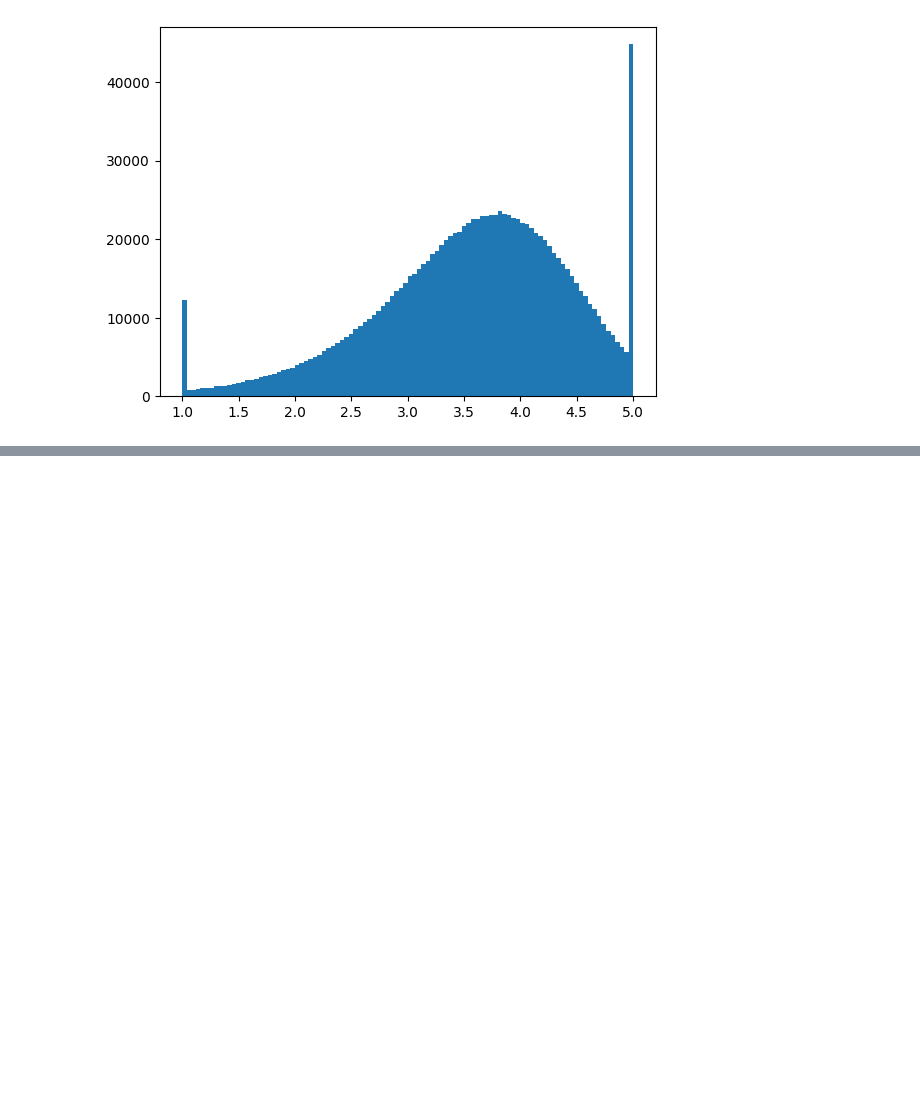
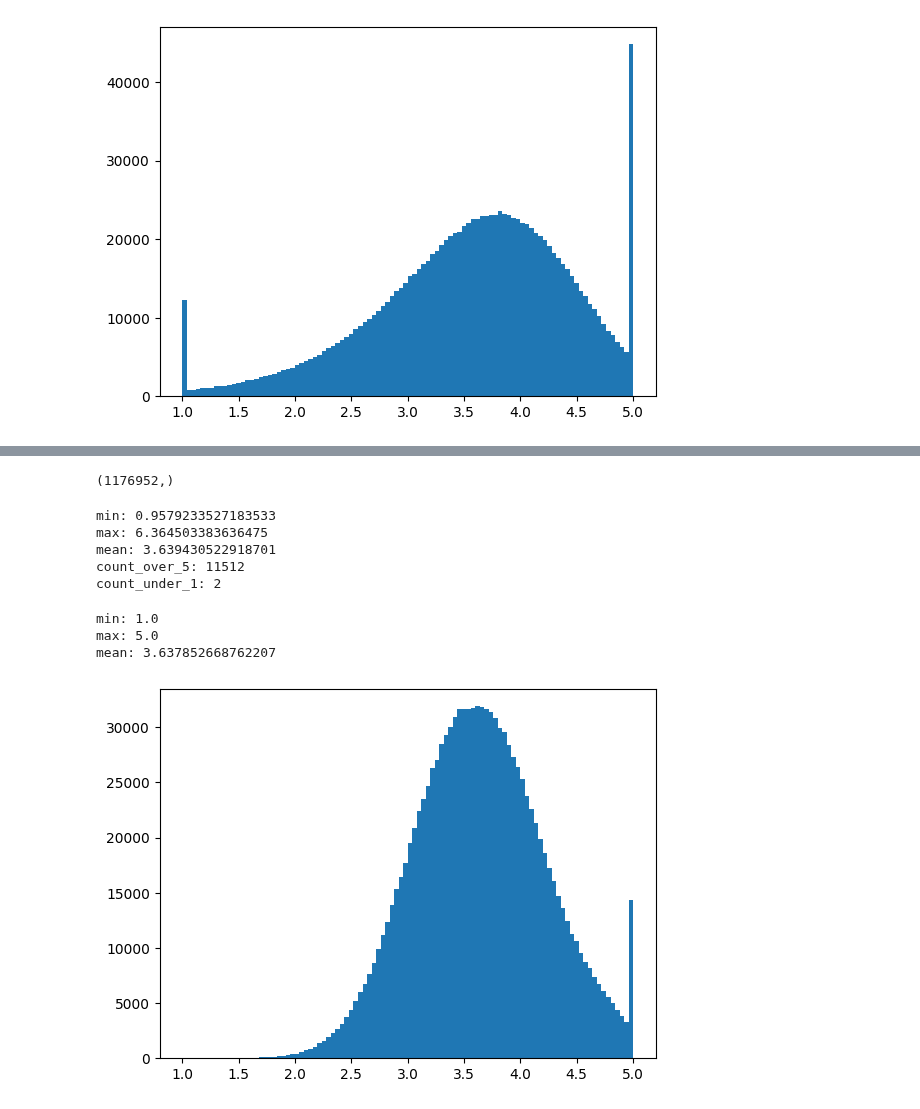
Before and after one commit to AlainJoss/LightGCNPlus, a Jupyter notebook: experiments/baselines.ipynb, the cells around one changed output, grey strips where cells are left out. Cells and saved outputs as stored; diff of their text form; code cells hidden in the pictures; blank space fills up the shorter version.

```diff
--- a/src/als.ipynb
+++ b/experiments/baselines.ipynb
@@ -212,0 +273,7 @@ submission.to_csv('../data/submission_data/submission.csv', index=False)
+# %%
+# Parameters
+batch_size = 1024
+num_epochs = 25
+show_validation_score_every_epochs = 1
+embedding_size = 16
+learning_rate = 1e-3
@@ -212,0 +341,42 @@ submission.to_csv('../data/submission_data/submission.csv', index=False)
+# %%
+final_ratings = all_predictions.cpu().numpy()
+print(final_ratings.shape)
+# %% [output]
+(1176952,)
+# %%
+# Clip at 1 and 5
+
+# check min and max of final_ratings_rounded
+print("min:", final_ratings.min().item())
+print("max:", final_ratings.max().item())
+print("mean:", final_ratings.mean().item())
+
+# Count the number of values under 1 and over 5
+count_under_1 = (final_ratings < 1).sum().item()
+count_over_5 = (final_ratings > 5).sum().item()
+print("count_over_5:", count_over_5)
+print("count_under_1:", count_under_1)
+
+# Clip the values to be within the range [1, 5]
+final_ratings = np.clip(final_ratings, 1, 5)
+# %% [output]
+min: 0.9579233527183533
+max: 6.364503383636475
+mean: 3.639430522918701
+count_over_5: 11512
+count_under_1: 2
+# %%
+from matplotlib import pyplot as plt
+# check min and max of final_ratings
+print("min:", final_ratings.min().item())
+print("max:", final_ratings.max().item())
+print("mean:", final_ratings.mean().item())
+
+# check distribution of final_ratings
+plt.hist(final_ratings.flatten(), bins=100)
+plt.show()
+# %% [output]
+min: 1.0
+max: 5.0
+mean: 3.637852668762207
+[figure, added]
```
Also changed, not shown: parts of 6 cells of this notebook, 7 other files.
